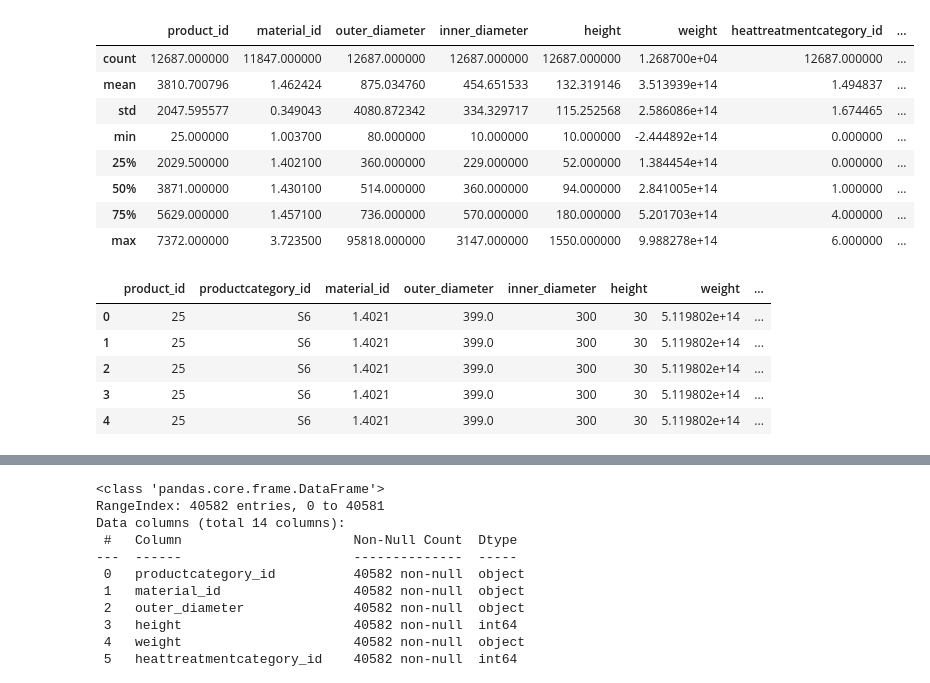
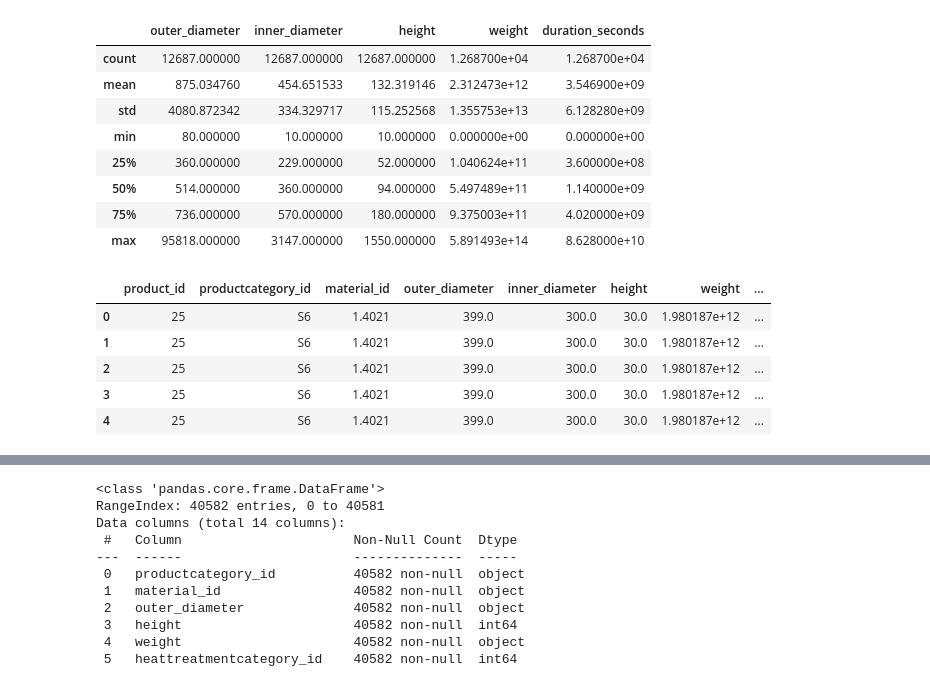
Before and after one commit to MJ-2004/Thesis-2025, a Jupyter notebook: eda.ipynb, the cells around one changed output, grey strips where cells are left out. Drawn from its saved outputs; the diff is of its cells as text; code cells hidden in the pictures.

```diff
--- a/eda.ipynb
+++ b/eda.ipynb
@@ -21,0 +26,7 @@ duration.head()
+# %%
+column_names = ['product_id', 'productcategory_id', 'material_id', 'outer_diameter',
+                'inner_diameter', 'height', 'weight', 'heattreatmentcategory_id',
+                'workplace_id', 'duration_seconds']
+
+# Assign column names to the split data
+clean_duration.columns = column_names
@@ -21,0 +42,6 @@ duration.head()
+# %%
+clean_duration = clean_duration.applymap(lambda x: str(x).replace('"', '').strip())
+# %%
+clean_duration['weight'] = clean_duration['weight'].astype(str).str.replace('"', '').str.split(',')
+clean_duration['weight'] = clean_duration['weight'].apply(lambda x: float(x[0]) + float(x[1]) if len(x) == 2 else float(x[0]))
+clean_duration['duration_seconds'] = (clean_duration['duration_seconds'].astype(str).str.replace('"', '').str.replace(',', ''))
@@ -67,0 +77,10 @@ memory usage: 991.3+ KB
+# %%
+clean_duration['product_id'] = clean_duration['product_id'].astype(float)
+#replace 1.4435 ESU with 1.4435, this was noise in data
+clean_duration['material_id'] = clean_duration['material_id'].replace('----', np.nan).astype(float)
+clean_duration['outer_diameter'] = clean_duration['outer_diameter'].astype(float)
+clean_duration['inner_diameter'] = clean_duration['inner_diameter'].astype(float)
+clean_duration['height'] = clean_duration['height'].astype(float)
+clean_duration['heattreatmentcategory_id'] = clean_duration['heattreatmentcategory_id'].astype(float)
+clean_duration['workplace_id'] = clean_duration['workplace_id'].replace('', np.nan).astype(float)
+clean_duration['duration_seconds'] = clean_duration['duration_seconds'].astype(float)
@@ -68,24 +111,24 @@ memory usage: 991.3+ KB
 # %%
-duration.describe()
+clean_duration.describe()
 # %% [output]
-|  | product_id | material_id | outer_diameter | inner_diameter | height | weight | heattreatmentcategory_id | ... |
-| count | 12687.000000 | 11847.000000 | 12687.000000 | 12687.000000 | 12687.000000 | 1.268700e+04 | 12687.000000 | ... |
-| mean | 3810.700796 | 1.462424 | 875.034760 | 454.651533 | 132.319146 | 3.513939e+14 | 1.494837 | ... |
-| std | 2047.595577 | 0.349043 | 4080.872342 | 334.329717 | 115.252568 | 2.586086e+14 | 1.674465 | ... |
-| min | 25.000000 | 1.003700 | 80.000000 | 10.000000 | 10.000000 | -2.444892e+14 | 0.000000 | ... |
-| 25% | 2029.500000 | 1.402100 | 360.000000 | 229.000000 | 52.000000 | 1.384454e+14 | 0.000000 | ... |
-| 50% | 3871.000000 | 1.430100 | 514.000000 | 360.000000 | 94.000000 | 2.841005e+14 | 1.000000 | ... |
-| 75% | 5629.000000 | 1.457100 | 736.000000 | 570.000000 | 180.000000 | 5.201703e+14 | 4.000000 | ... |
-| max | 7372.000000 | 3.723500 | 95818.000000 | 3147.000000 | 1550.000000 | 9.988278e+14 | 6.000000 | ... |
+|  | outer_diameter | inner_diameter | height | weight | duration_seconds |
+| count | 12687.000000 | 12687.000000 | 12687.000000 | 1.268700e+04 | 1.268700e+04 |
+| mean | 875.034760 | 454.651533 | 132.319146 | 2.312473e+12 | 3.546900e+09 |
+| std | 4080.872342 | 334.329717 | 115.252568 | 1.355753e+13 | 6.128280e+09 |
+| min | 80.000000 | 10.000000 | 10.000000 | 0.000000e+00 | 0.000000e+00 |
+| 25% | 360.000000 | 229.000000 | 52.000000 | 1.040624e+11 | 3.600000e+08 |
+| 50% | 514.000000 | 360.000000 | 94.000000 | 5.497489e+11 | 1.140000e+09 |
+| 75% | 736.000000 | 570.000000 | 180.000000 | 9.375003e+11 | 4.020000e+09 |
+| max | 95818.000000 | 3147.000000 | 1550.000000 | 5.891493e+14 | 8.628000e+10 |
 # %%
-duration.head()
+clean_duration.head()
 # %% [output]
 |  | product_id | productcategory_id | material_id | outer_diameter | inner_diameter | height | weight | ... |
-| 0 | 25 | S6 | 1.4021 | 399.0 | 300 | 30 | 5.119802e+14 | ... |
-| 1 | 25 | S6 | 1.4021 | 399.0 | 300 | 30 | 5.119802e+14 | ... |
-| 2 | 25 | S6 | 1.4021 | 399.0 | 300 | 30 | 5.119802e+14 | ... |
-| 3 | 25 | S6 | 1.4021 | 399.0 | 300 | 30 | 5.119802e+14 | ... |
-| 4 | 25 | S6 | 1.4021 | 399.0 | 300 | 30 | 5.119802e+14 | ... |
+| 0 | 25 | S6 | 1.4021 | 399.0 | 300.0 | 30.0 | 1.980187e+12 | ... |
+| 1 | 25 | S6 | 1.4021 | 399.0 | 300.0 | 30.0 | 1.980187e+12 | ... |
+| 2 | 25 | S6 | 1.4021 | 399.0 | 300.0 | 30.0 | 1.980187e+12 | ... |
+| 3 | 25 | S6 | 1.4021 | 399.0 | 300.0 | 30.0 | 1.980187e+12 | ... |
+| 4 | 25 | S6 | 1.4021 | 399.0 | 300.0 | 30.0 | 1.980187e+12 | ... |
 # %%
 stainless_steel_energy = pd.read_csv('stainless_steel_energy.csv',  delimiter=";")
 stainless_steel_energy.head()
```
Also changed, not shown: parts of 15 cells of this notebook, 2 other files.
